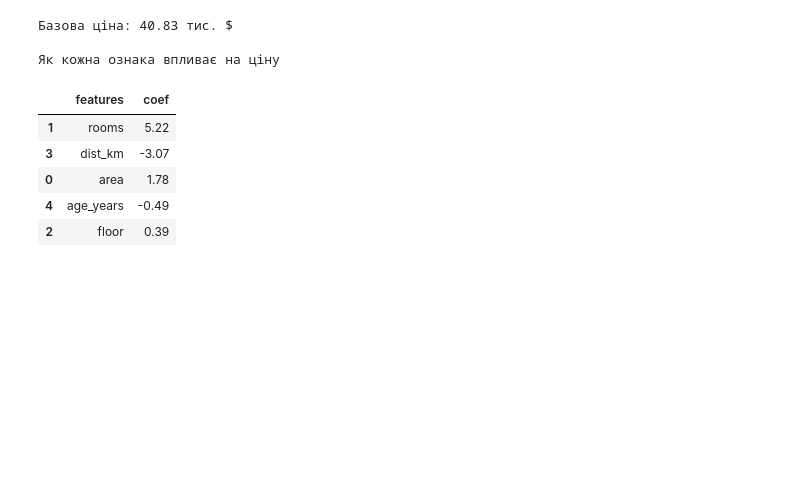
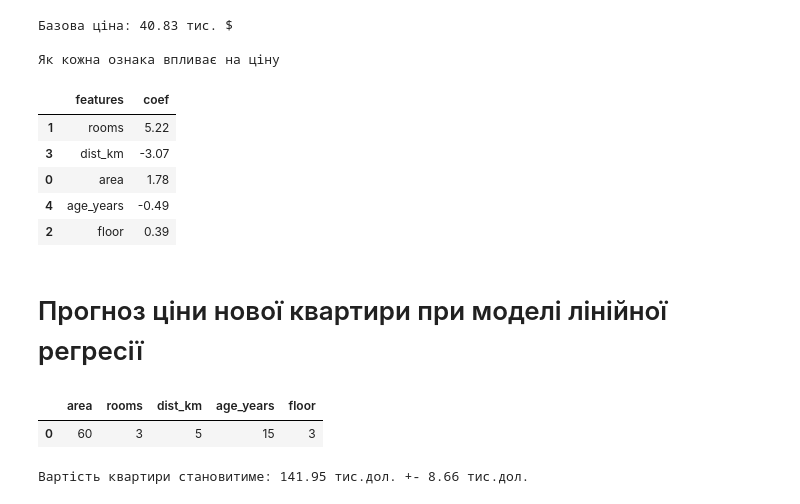
Before and after one commit to Olga-Lyt/DTA-2026, a Jupyter notebook: ML/LinearRegression_DTA.ipynb, the cells around one changed output. Drawn from its saved outputs; the diff is of its cells as text; code cells hidden in the pictures; blank space fills up the shorter version.

Commit message:
Додано прогноз ціни нової квартири

```diff
--- a/ML/LinearRegression_DTA.ipynb
+++ b/ML/LinearRegression_DTA.ipynb
@@ -221,3 +220,29 @@ price2 = (
 
 # + np.random.normal(0, 12, n)   # шум: усе інше, що ми не врахували
 # ).clip(20, None) )
+# %% [markdown]
+# Прогноз ціни нової квартири при моделі лінійної регресії
+# %%
+new_flat = pd.DataFrame([{
+    'area': 60,
+    'rooms': 3,
+    'dist_km': 5,
+    'age_years': 15,
+    'floor': 3
+}])
+
+new_flat
+# %% [output]
+|  | area | rooms | dist_km | age_years | floor |
+| 0 | 60 | 3 | 5 | 15 | 3 |
+# %%
+new_flat = pd.DataFrame([{
+    'area': 60,
+    'rooms': 3,
+    'floor': 3, # Corrected order
+    'dist_km': 5, # Corrected order
+    'age_years': 15
+}])
+print(f"Вартість квартири становитиме: {model.predict(new_flat)[0]:.2f} тис.дол. +- {mae:.2f} тис.дол.")
+# %% [output]
+Вартість квартири становитиме: 141.95 тис.дол. +- 8.66 тис.дол.
```
Also changed, not shown: parts of 1 cell of this notebook.
